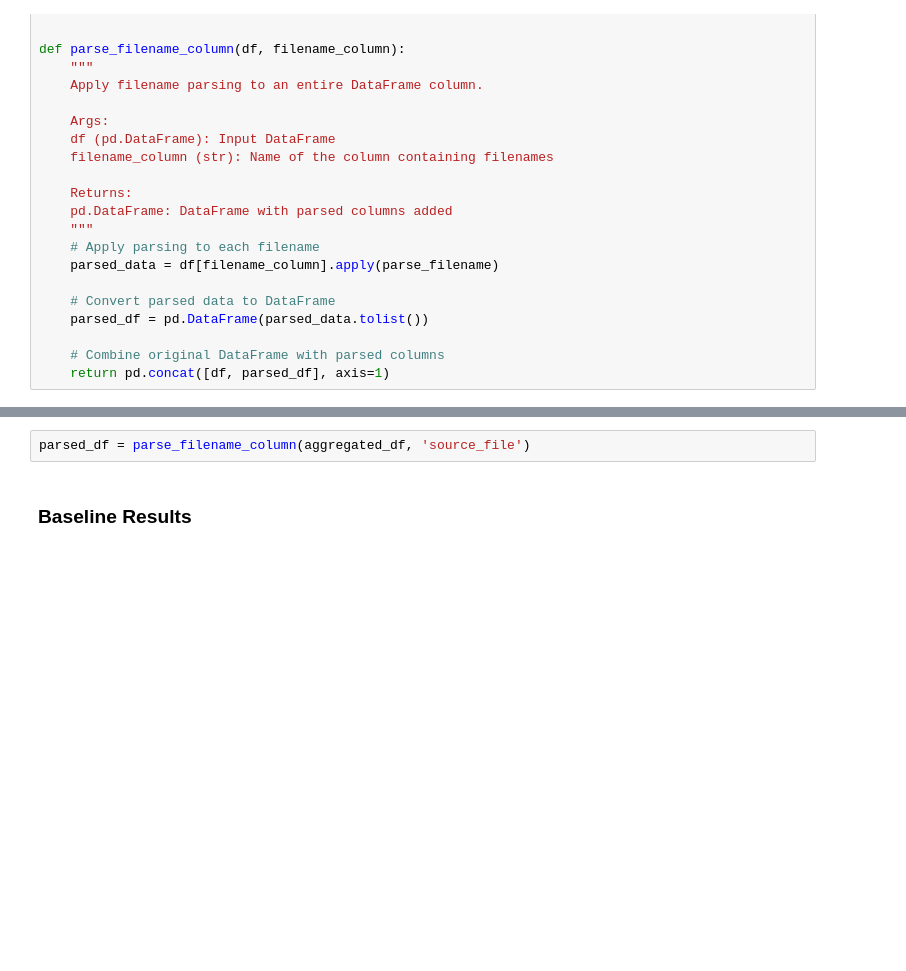
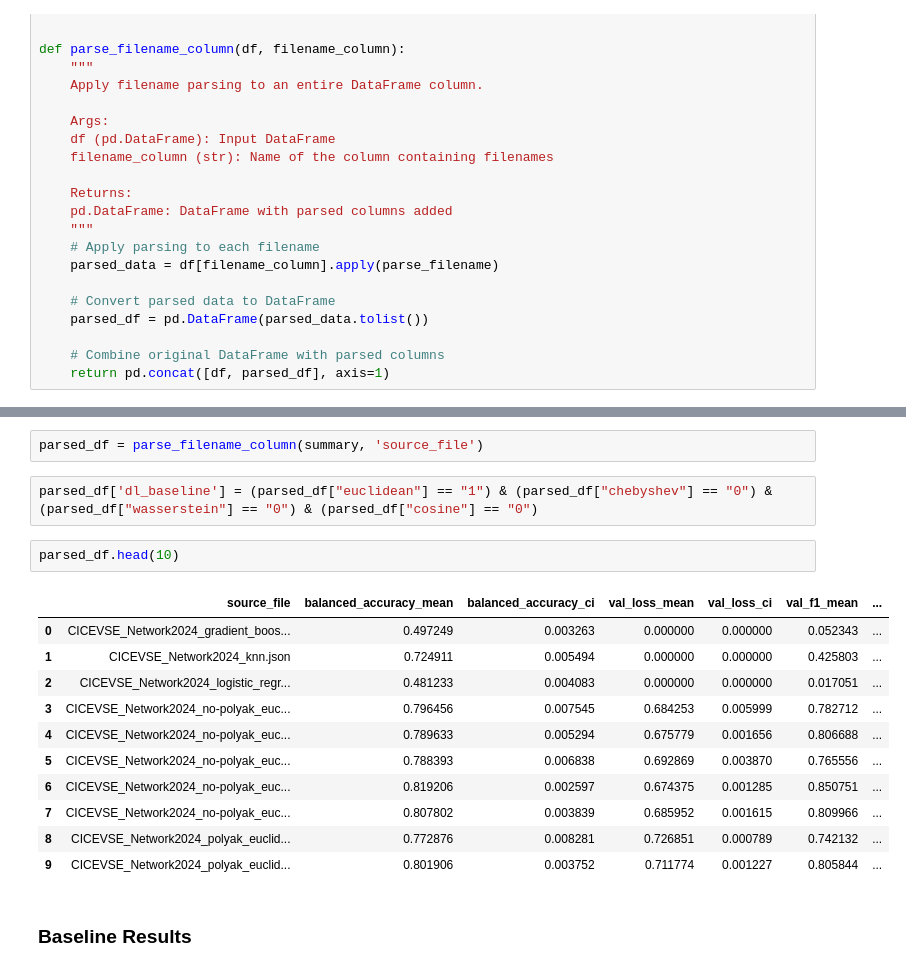
Before and after one commit to fernando-ml/MSPL, a Jupyter notebook: scratch_book.ipynb, the cells around one changed output, grey strips where cells are left out. Cells and saved outputs as stored; diff of their text form; blank space fills up the shorter version.

```diff
--- a/scratch_book.ipynb
+++ b/scratch_book.ipynb
@@ -193,5 +196,21 @@ aggregated_df.head(10)
 # %%
-parsed_df = parse_filename_column(aggregated_df, 'source_file')
+parsed_df = parse_filename_column(summary, 'source_file')
+# %%
+parsed_df['dl_baseline'] = (parsed_df["euclidean"] == "1") & (parsed_df["chebyshev"] == "0") & (parsed_df["wasserstein"] == "0") & (parsed_df["cosine"] == "0")
+# %%
+parsed_df.head(10)
+# %% [output]
+|  | source_file | balanced_accuracy_mean | balanced_accuracy_ci | val_loss_mean | val_loss_ci | val_f1_mean | ... |
+| 0 | CICEVSE_Network2024_gradient_boos... | 0.497249 | 0.003263 | 0.000000 | 0.000000 | 0.052343 | ... |
+| 1 | CICEVSE_Network2024_knn.json | 0.724911 | 0.005494 | 0.000000 | 0.000000 | 0.425803 | ... |
+| 2 | CICEVSE_Network2024_logistic_regr... | 0.481233 | 0.004083 | 0.000000 | 0.000000 | 0.017051 | ... |
+| 3 | CICEVSE_Network2024_no-polyak_euc... | 0.796456 | 0.007545 | 0.684253 | 0.005999 | 0.782712 | ... |
+| 4 | CICEVSE_Network2024_no-polyak_euc... | 0.789633 | 0.005294 | 0.675779 | 0.001656 | 0.806688 | ... |
+| 5 | CICEVSE_Network2024_no-polyak_euc... | 0.788393 | 0.006838 | 0.692869 | 0.003870 | 0.765556 | ... |
+| 6 | CICEVSE_Network2024_no-polyak_euc... | 0.819206 | 0.002597 | 0.674375 | 0.001285 | 0.850751 | ... |
+| 7 | CICEVSE_Network2024_no-polyak_euc... | 0.807802 | 0.003839 | 0.685952 | 0.001615 | 0.809966 | ... |
+| 8 | CICEVSE_Network2024_polyak_euclid... | 0.772876 | 0.008281 | 0.726851 | 0.000789 | 0.742132 | ... |
+| 9 | CICEVSE_Network2024_polyak_euclid... | 0.801906 | 0.003752 | 0.711774 | 0.001227 | 0.805844 | ... |
 # %% [markdown]
 ### Baseline Results
 # %%
```
Also changed, not shown: parts of 29 cells of this notebook, 3 other files.
